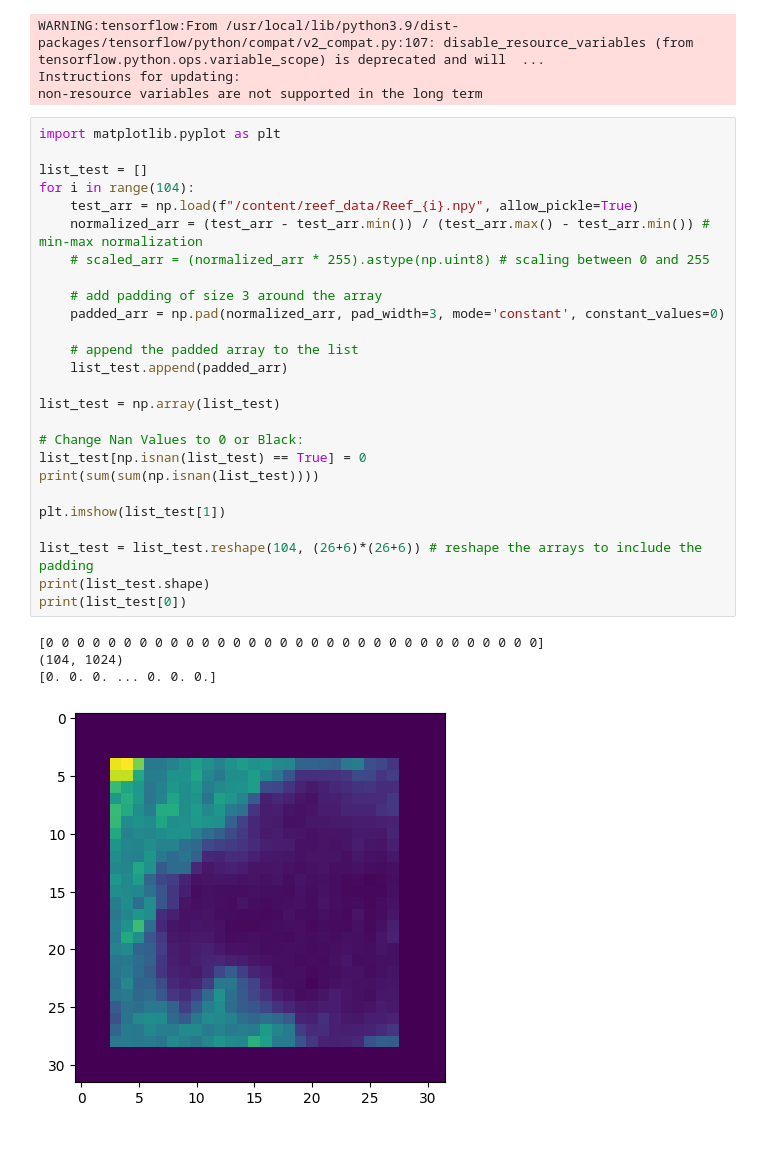
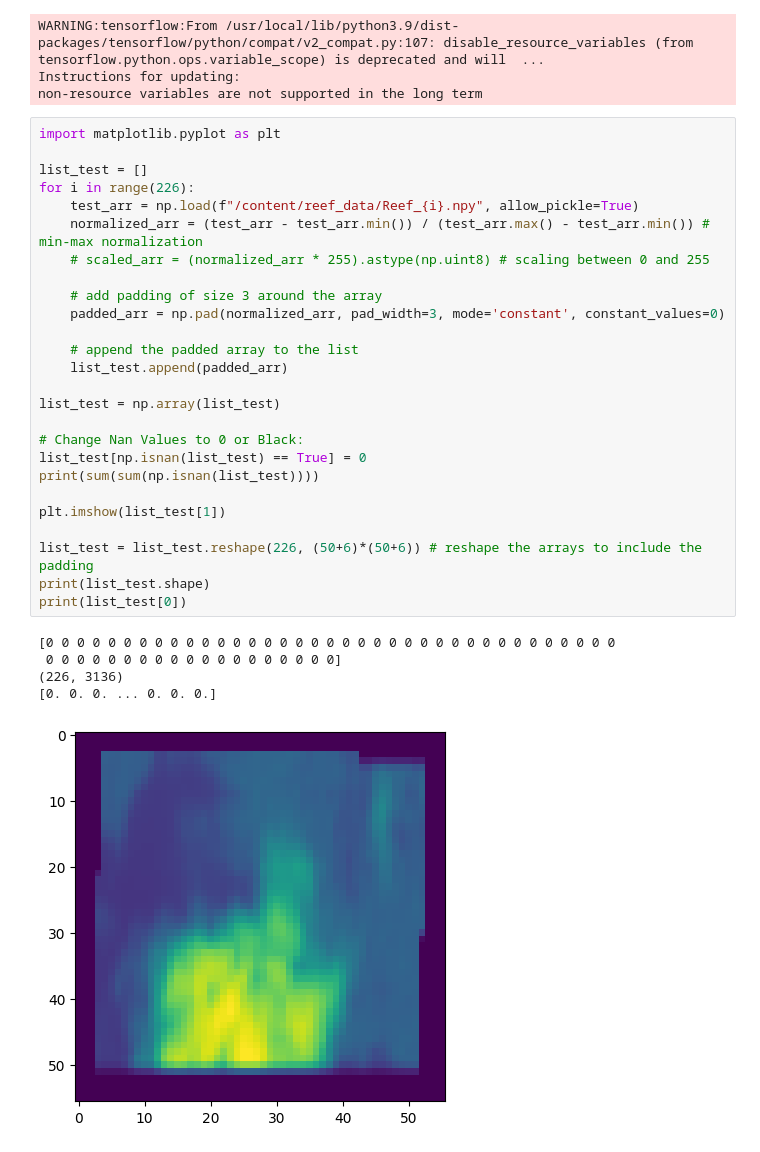
Before and after one commit to sachaRfd/Reef_Project, a Jupyter notebook: Basic Notebooks/basic_Reef_Run.ipynb, the cells around one changed output. Saved outputs shown, nothing was run; the diff lists cells and outputs as text.

```diff
--- a/Basic Notebooks/basic_Reef_Run.ipynb
+++ b/Basic Notebooks/basic_Reef_Run.ipynb
@@ -287,31 +293,32 @@ non-resource variables are not supported in the long term
 # %%
 import matplotlib.pyplot as plt
 
 list_test = []
-for i in range(104):
+for i in range(226):
     test_arr = np.load(f"/content/reef_data/Reef_{i}.npy", allow_pickle=True)
     normalized_arr = (test_arr - test_arr.min()) / (test_arr.max() - test_arr.min()) # min-max normalization
     # scaled_arr = (normalized_arr * 255).astype(np.uint8) # scaling between 0 and 255
 
     # add padding of size 3 around the array
     padded_arr = np.pad(normalized_arr, pad_width=3, mode='constant', constant_values=0)
 
     # append the padded array to the list
     list_test.append(padded_arr)
 
 list_test = np.array(list_test)
 
 # Change Nan Values to 0 or Black:
 list_test[np.isnan(list_test) == True] = 0
 print(sum(sum(np.isnan(list_test))))
 
 plt.imshow(list_test[1])
 
-list_test = list_test.reshape(104, (26+6)*(26+6)) # reshape the arrays to include the padding
+list_test = list_test.reshape(226, (50+6)*(50+6)) # reshape the arrays to include the padding
 print(list_test.shape)
 print(list_test[0])
 # %% [output]
-[0 0 0 0 0 0 0 0 0 0 0 0 0 0 0 0 0 0 0 0 0 0 0 0 0 0 0 0 0 0 0 0]
-(104, 1024)
+[0 0 0 0 0 0 0 0 0 0 0 0 0 0 0 0 0 0 0 0 0 0 0 0 0 0 0 0 0 0 0 0 0 0 0 0 0
+ 0 0 0 0 0 0 0 0 0 0 0 0 0 0 0 0 0 0 0]
+(226, 3136)
 [0. 0. 0. ... 0. 0. 0.]
-[figure, old version]
+[figure, new version]
```
Also changed, not shown: parts of 9 cells of this notebook.
